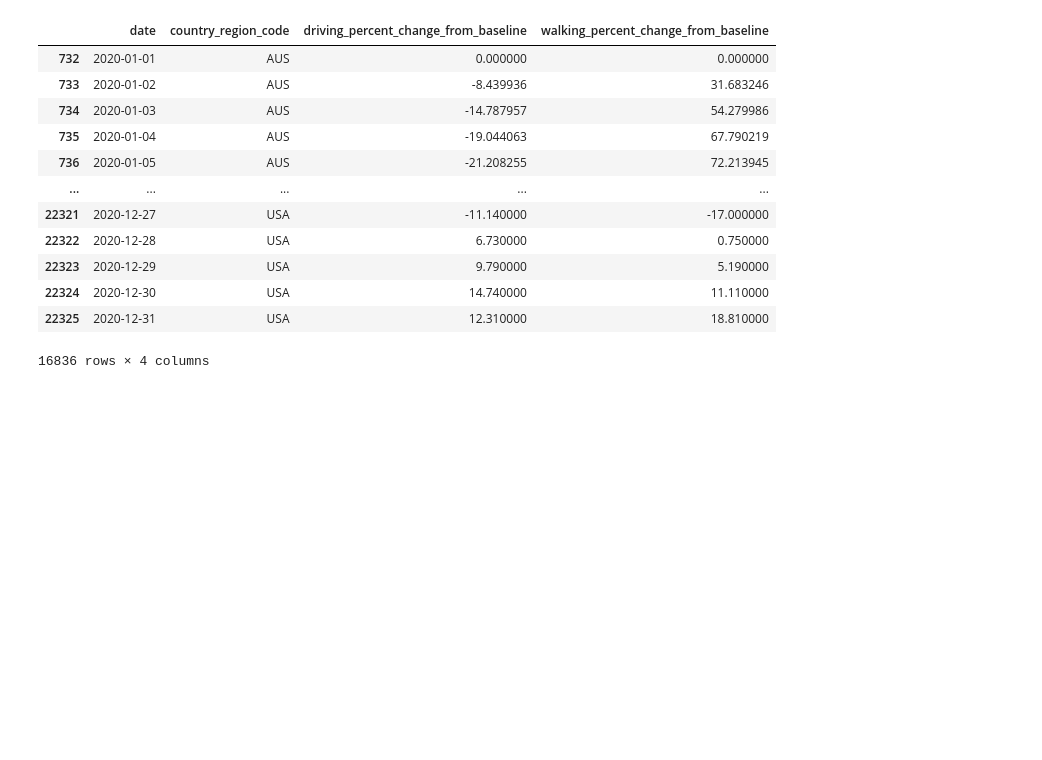
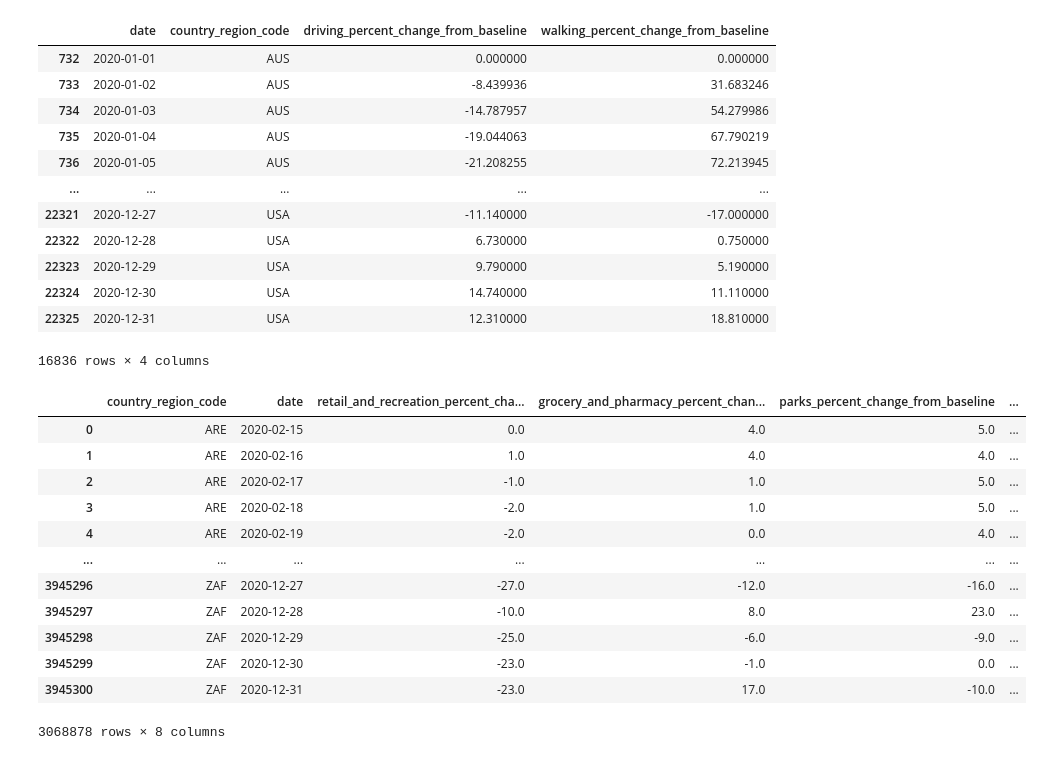
Before and after one commit to pwl482/home_squad, a Jupyter notebook: Data_Reshaping_and_Cleaning.ipynb, the cells around one changed output. Cells and saved outputs as stored; diff of their text form; code cells hidden in the pictures; blank space fills up the shorter version.

```diff
--- a/Data_Reshaping_and_Cleaning.ipynb
+++ b/Data_Reshaping_and_Cleaning.ipynb
@@ -909,3 +966,25 @@ df_apple
 | 22324 | 2020-12-30 | USA | 14.740000 | 11.110000 |
 | 22325 | 2020-12-31 | USA | 12.310000 | 18.810000 |
 16836 rows × 4 columns
+# %%
+google_indices=[]
+for i in range(len(df_google)):
+    if (df_google.at[i,'country_region_code'] not in intersec_codes) or not (df_google.at[i,'date'].startswith('2020')):
+        google_indices.append(i)
+
+df_google.drop(google_indices,inplace=True)
+df_google
+# %% [output]
+|  | country_region_code | date | retail_and_recreation_percent_cha... | grocery_and_pharmacy_percent_chan... | parks_percent_change_from_baseline | ... |
+| 0 | ARE | 2020-02-15 | 0.0 | 4.0 | 5.0 | ... |
+| 1 | ARE | 2020-02-16 | 1.0 | 4.0 | 4.0 | ... |
+| 2 | ARE | 2020-02-17 | -1.0 | 1.0 | 5.0 | ... |
+| 3 | ARE | 2020-02-18 | -2.0 | 1.0 | 5.0 | ... |
+| 4 | ARE | 2020-02-19 | -2.0 | 0.0 | 4.0 | ... |
+| ... | ... | ... | ... | ... | ... | ... |
+| 3945296 | ZAF | 2020-12-27 | -27.0 | -12.0 | -16.0 | ... |
+| 3945297 | ZAF | 2020-12-28 | -10.0 | 8.0 | 23.0 | ... |
+| 3945298 | ZAF | 2020-12-29 | -25.0 | -6.0 | -9.0 | ... |
+| 3945299 | ZAF | 2020-12-30 | -23.0 | -1.0 | 0.0 | ... |
+| 3945300 | ZAF | 2020-12-31 | -23.0 | 17.0 | -10.0 | ... |
+3068878 rows × 8 columns
```
Also changed, not shown: parts of 26 cells of this notebook.
